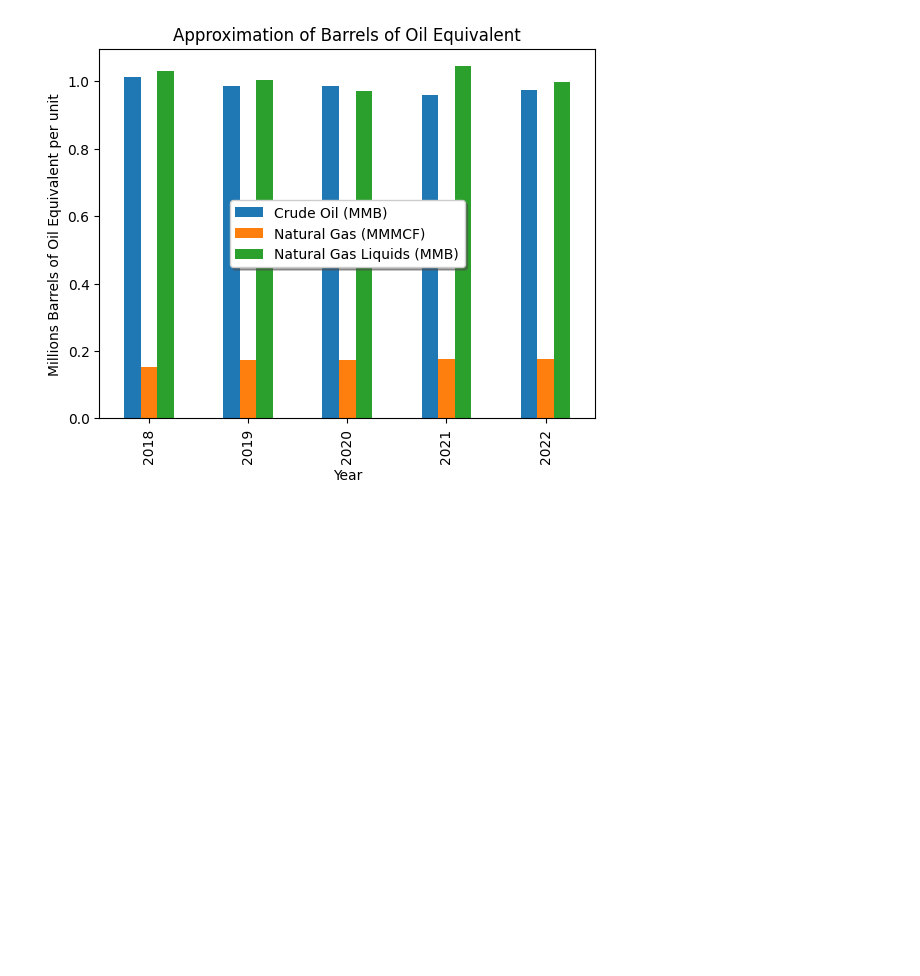
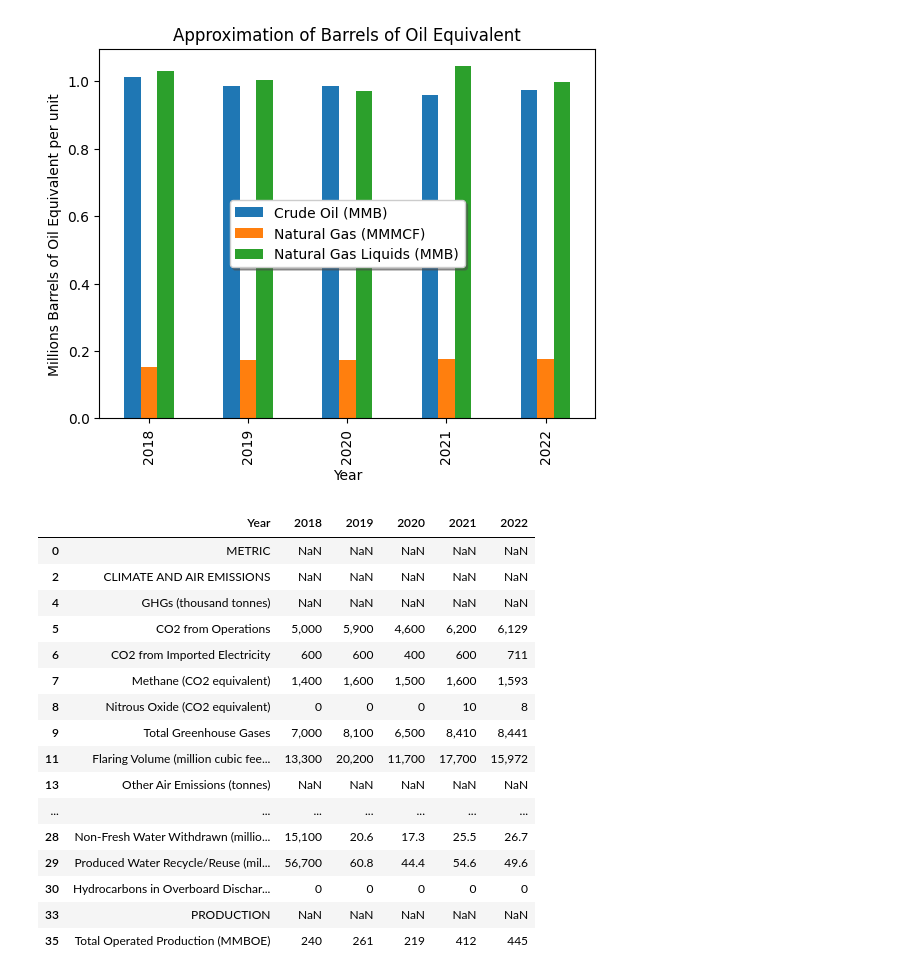
Before and after one commit to MorganKortlander/EdgeCasesCodeRED, a Jupyter notebook: process.ipynb, the cells around one changed output. Saved outputs shown, nothing was run; the diff lists cells and outputs as text; code cells hidden in the pictures; blank space fills up the shorter version.

```diff
--- a/process.ipynb
+++ b/process.ipynb
@@ -10,7 +12,7 @@ import matplotlib.pyplot as plt
 USA48 = pd.read_csv('data/lower48Output.csv')
 #stats from CP sustainability reports for total USA processes 2018-2022
 GHG_CP = pd.read_csv('data/USA_GHG_performance_data.csv');
-GHG_CP.dropna(how='all'); #drop spacer rows
+GHG_CP = GHG_CP.dropna(how='all'); #drop spacer rows
 # %%
 USA48_r = USA48.drop(list(range(43,51))) #remove note rows.
 USA48_r
@@ -85,3 +87,23 @@ barPlot.legend(loc="center",shadow=True);
 barPlot.set_title("Approximation of Barrels of Oil Equivalent");
 # %% [output]
 [figure]
+# %%
+GHG_CP
+# %% [output]
+|  | Year | 2018 | 2019 | 2020 | 2021 | 2022 |
+| 0 | METRIC | NaN | NaN | NaN | NaN | NaN |
+| 2 | CLIMATE AND AIR EMISSIONS | NaN | NaN | NaN | NaN | NaN |
+| 4 | GHGs (thousand tonnes) | NaN | NaN | NaN | NaN | NaN |
+| 5 | CO2 from Operations | 5,000 | 5,900 | 4,600 | 6,200 | 6,129 |
+| 6 | CO2 from Imported Electricity | 600 | 600 | 400 | 600 | 711 |
+| 7 | Methane (CO2 equivalent) | 1,400 | 1,600 | 1,500 | 1,600 | 1,593 |
+| 8 | Nitrous Oxide (CO2 equivalent) | 0 | 0 | 0 | 10 | 8 |
+| 9 | Total Greenhouse Gases | 7,000 | 8,100 | 6,500 | 8,410 | 8,441 |
+| 11 | Flaring Volume (million cubic fee... | 13,300 | 20,200 | 11,700 | 17,700 | 15,972 |
+| 13 | Other Air Emissions (tonnes) | NaN | NaN | NaN | NaN | NaN |
+| ... | ... | ... | ... | ... | ... | ... |
+| 28 | Non-Fresh Water Withdrawn (millio... | 15,100 | 20.6 | 17.3 | 25.5 | 26.7 |
+| 29 | Produced Water Recycle/Reuse (mil... | 56,700 | 60.8 | 44.4 | 54.6 | 49.6 |
+| 30 | Hydrocarbons in Overboard Dischar... | 0 | 0 | 0 | 0 | 0 |
+| 33 | PRODUCTION | NaN | NaN | NaN | NaN | NaN |
+| 35 | Total Operated Production (MMBOE) | 240 | 261 | 219 | 412 | 445 |
```
Also changed, not shown: parts of 3 cells of this notebook.
